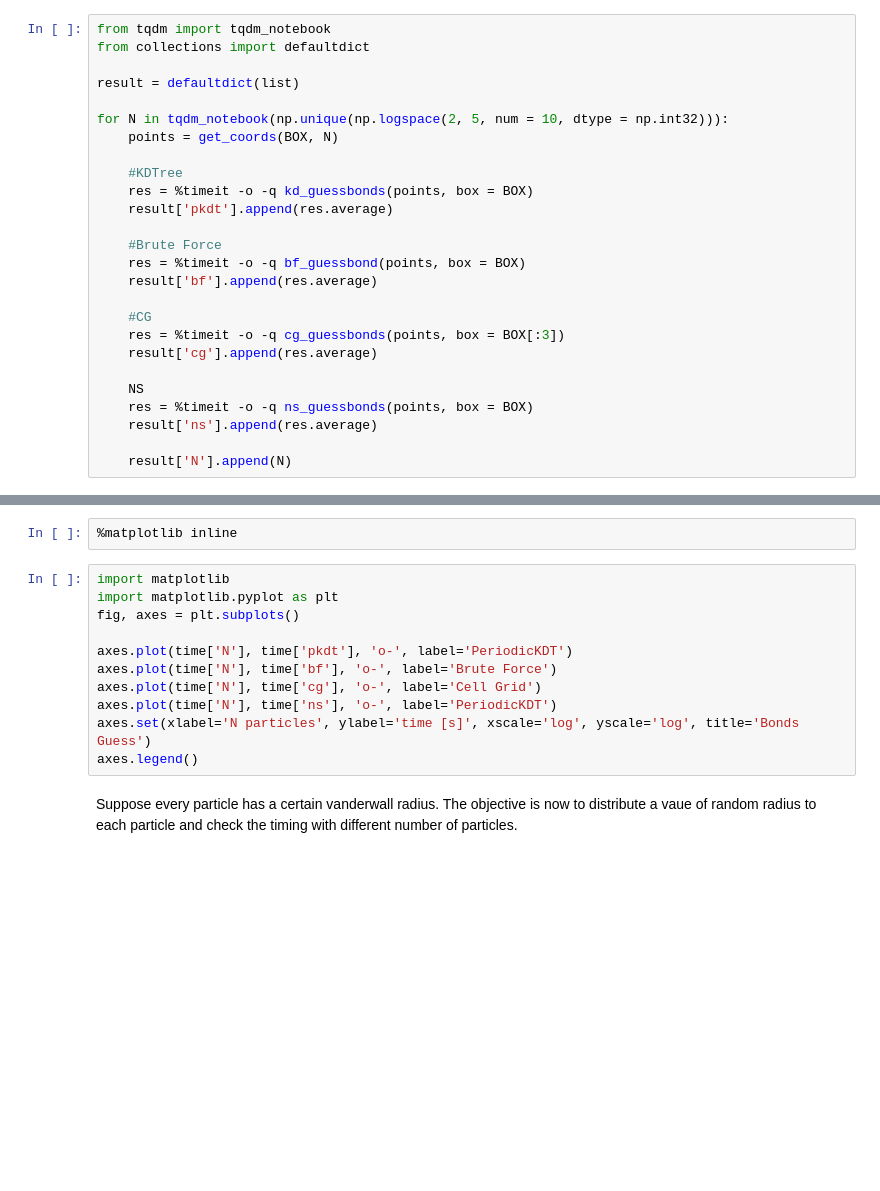
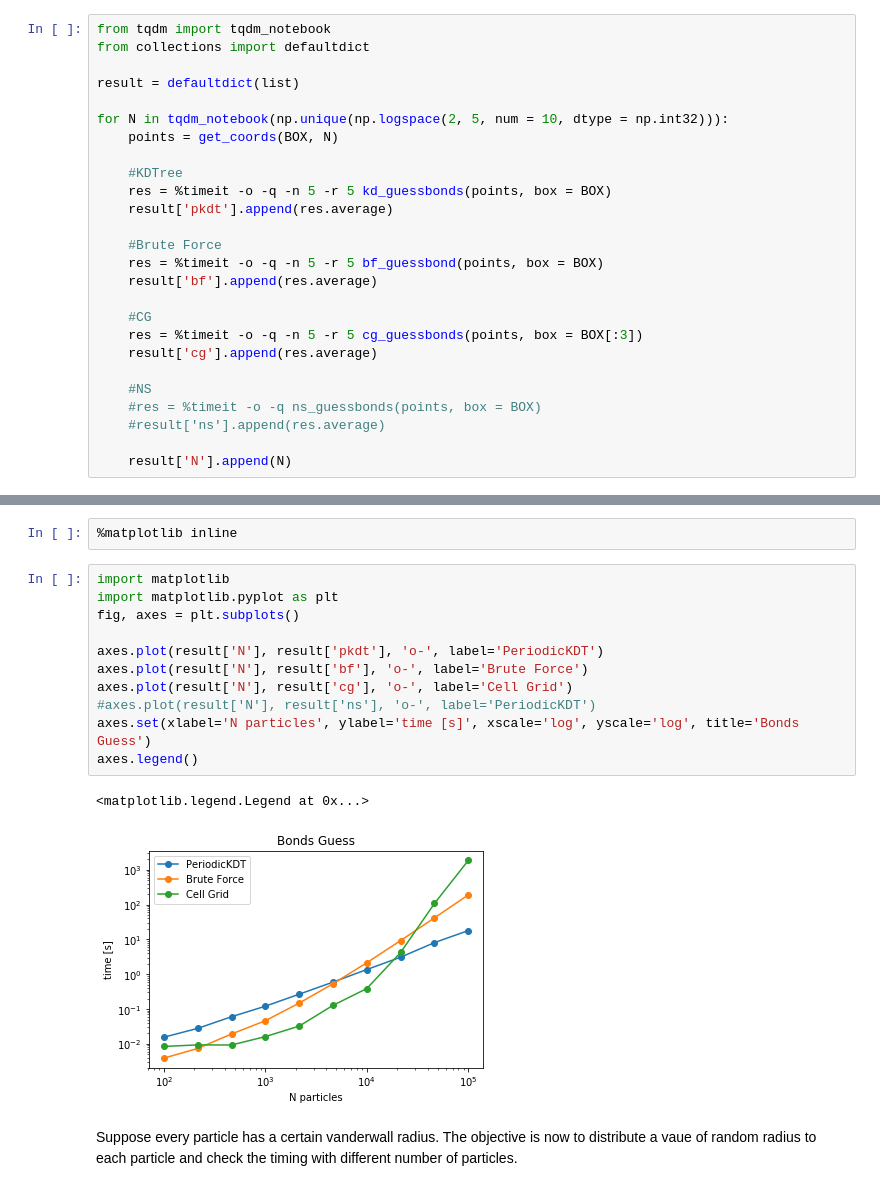
Before and after one commit to ayushsuhane/Benchmarks_Distance, a Jupyter notebook: Notebooks/GuessBonds/GuessBonds.ipynb, the cells around one changed output, grey strips where cells are left out. Saved outputs shown, nothing was run; the diff lists cells and outputs as text; blank space fills up the shorter version.

Commit message:
Modified the plot

```diff
--- a/Notebooks/GuessBonds/GuessBonds.ipynb
+++ b/Notebooks/GuessBonds/GuessBonds.ipynb
@@ -210,19 +215,19 @@ for N in tqdm_notebook(np.unique(np.logspace(2, 5, num = 10, dtype = np.int32)))
     points = get_coords(BOX, N)
 
     #KDTree
-    res = %timeit -o -q kd_guessbonds(points, box = BOX)
+    res = %timeit -o -q -n 5 -r 5 kd_guessbonds(points, box = BOX)
     result['pkdt'].append(res.average)
 
     #Brute Force
-    res = %timeit -o -q bf_guessbond(points, box = BOX)
+    res = %timeit -o -q -n 5 -r 5 bf_guessbond(points, box = BOX)
     result['bf'].append(res.average)
 
     #CG
-    res = %timeit -o -q cg_guessbonds(points, box = BOX[:3])
+    res = %timeit -o -q -n 5 -r 5 cg_guessbonds(points, box = BOX[:3])
     result['cg'].append(res.average)
 
-    NS
-    res = %timeit -o -q ns_guessbonds(points, box = BOX)
-    result['ns'].append(res.average)
+    #NS
+    #res = %timeit -o -q ns_guessbonds(points, box = BOX)
+    #result['ns'].append(res.average)
 
     result['N'].append(N)
@@ -231,14 +238,17 @@ for N in tqdm_notebook(np.unique(np.logspace(2, 5, num = 10, dtype = np.int32)))
 # %%
 import matplotlib
 import matplotlib.pyplot as plt
 fig, axes = plt.subplots()
 
-axes.plot(time['N'], time['pkdt'], 'o-', label='PeriodicKDT')
-axes.plot(time['N'], time['bf'], 'o-', label='Brute Force')
-axes.plot(time['N'], time['cg'], 'o-', label='Cell Grid')
-axes.plot(time['N'], time['ns'], 'o-', label='PeriodicKDT')
+axes.plot(result['N'], result['pkdt'], 'o-', label='PeriodicKDT')
+axes.plot(result['N'], result['bf'], 'o-', label='Brute Force')
+axes.plot(result['N'], result['cg'], 'o-', label='Cell Grid')
+#axes.plot(result['N'], result['ns'], 'o-', label='PeriodicKDT')
 axes.set(xlabel='N particles', ylabel='time [s]', xscale='log', yscale='log', title='Bonds Guess')
 axes.legend()
+# %% [output]
+<matplotlib.legend.Legend at 0x...>
+[figure, added]
 # %% [markdown]
 Suppose every particle has a certain vanderwall radius. The objective is now to distribute a vaue of random radius to each particle and check the timing with different number of particles.
 # %% [markdown]
```
Also changed, not shown: parts of 3 cells of this notebook.
